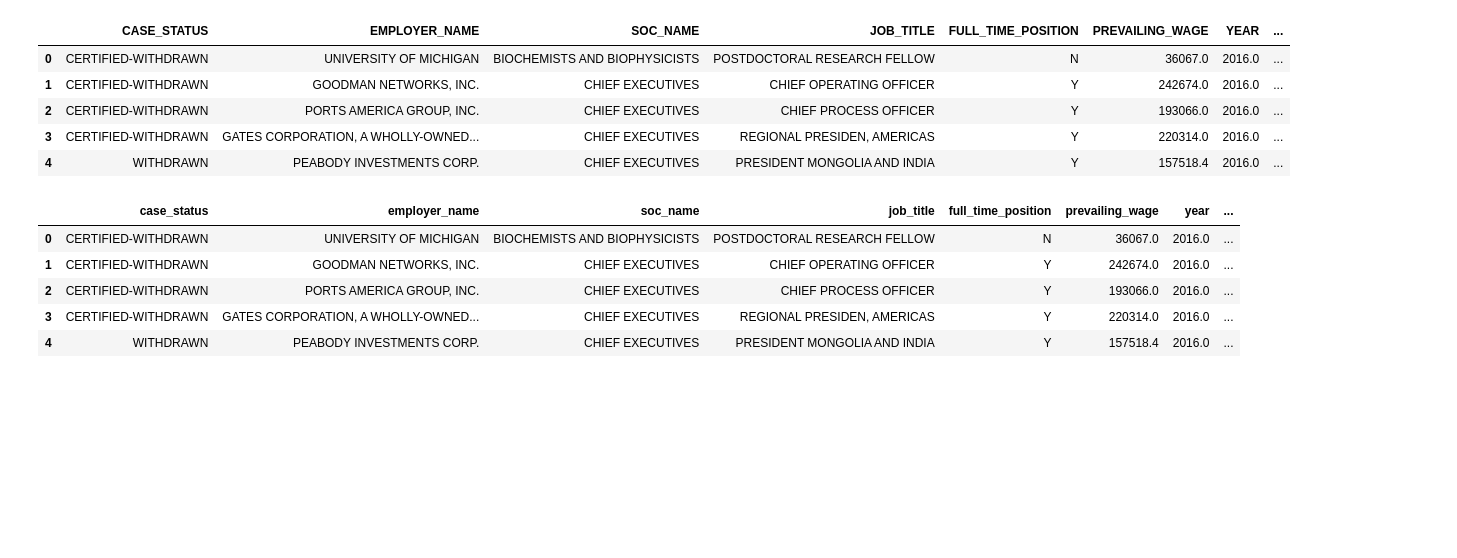
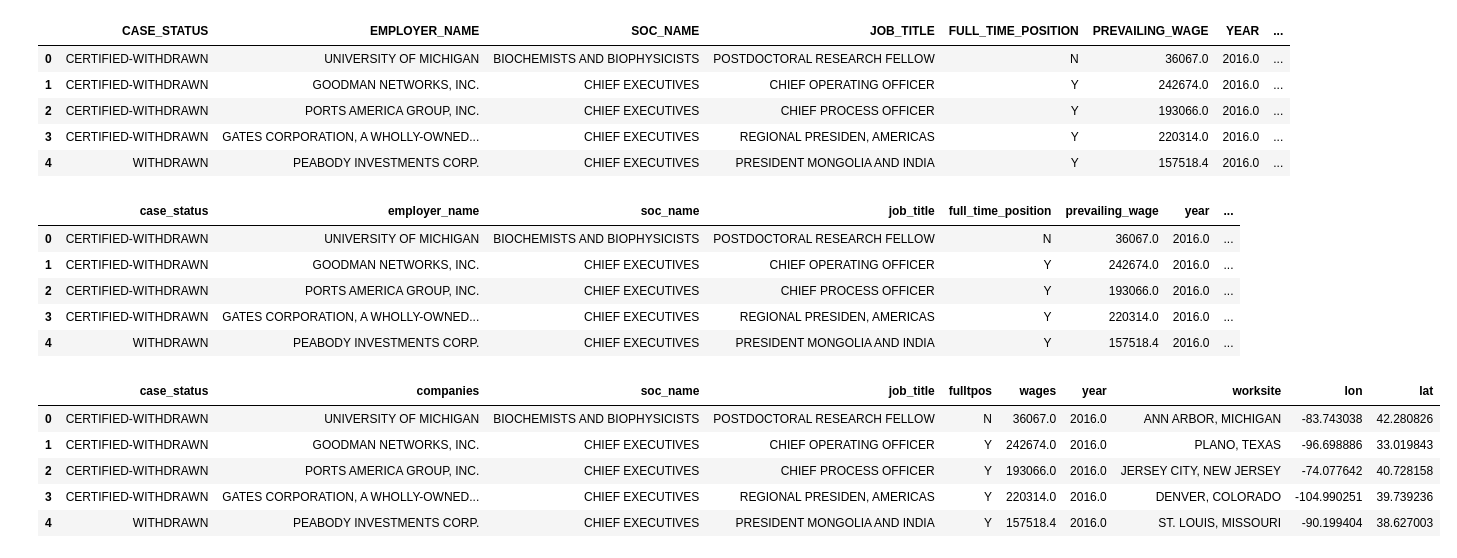
Before and after one commit to ajayyadav1998/Python-9am, a Jupyter notebook: Data Science/H1b visa Dataset work.ipynb, the cells around one changed output. Drawn from its saved outputs; the diff is of its cells as text; code cells hidden in the pictures; blank space fills up the shorter version.

```diff
--- a/Data Science/H1b visa Dataset work.ipynb
+++ b/Data Science/H1b visa Dataset work.ipynb
@@ -82,0 +87,9 @@ df.head()
+# %%
+df.head()
+# %% [output]
+|  | case_status | companies | soc_name | job_title | fulltpos | wages | year | worksite | lon | lat |
+| 0 | CERTIFIED-WITHDRAWN | UNIVERSITY OF MICHIGAN | BIOCHEMISTS AND BIOPHYSICISTS | POSTDOCTORAL RESEARCH FELLOW | N | 36067.0 | 2016.0 | ANN ARBOR, MICHIGAN | -83.743038 | 42.280826 |
+| 1 | CERTIFIED-WITHDRAWN | GOODMAN NETWORKS, INC. | CHIEF EXECUTIVES | CHIEF OPERATING OFFICER | Y | 242674.0 | 2016.0 | PLANO, TEXAS | -96.698886 | 33.019843 |
+| 2 | CERTIFIED-WITHDRAWN | PORTS AMERICA GROUP, INC. | CHIEF EXECUTIVES | CHIEF PROCESS OFFICER | Y | 193066.0 | 2016.0 | JERSEY CITY, NEW JERSEY | -74.077642 | 40.728158 |
+| 3 | CERTIFIED-WITHDRAWN | GATES CORPORATION, A WHOLLY-OWNED... | CHIEF EXECUTIVES | REGIONAL PRESIDEN, AMERICAS | Y | 220314.0 | 2016.0 | DENVER, COLORADO | -104.990251 | 39.739236 |
+| 4 | WITHDRAWN | PEABODY INVESTMENTS CORP. | CHIEF EXECUTIVES | PRESIDENT MONGOLIA AND INDIA | Y | 157518.4 | 2016.0 | ST. LOUIS, MISSOURI | -90.199404 | 38.627003 |
```
Also changed, not shown: parts of 3 cells of this notebook, 1 other file.
